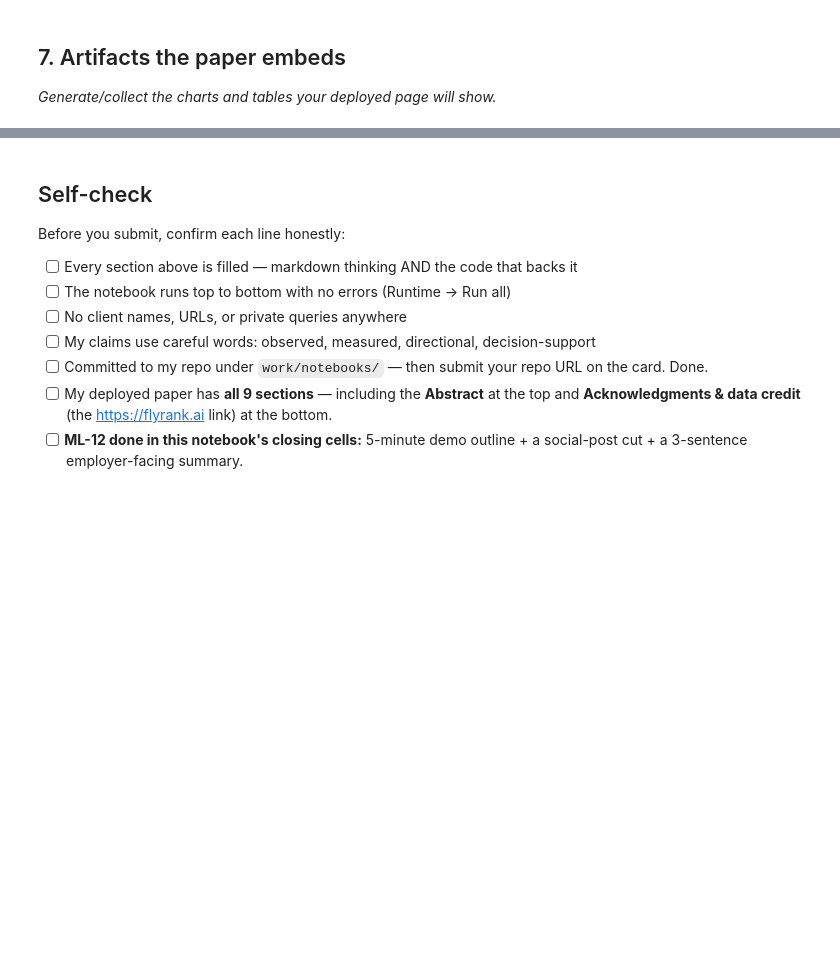
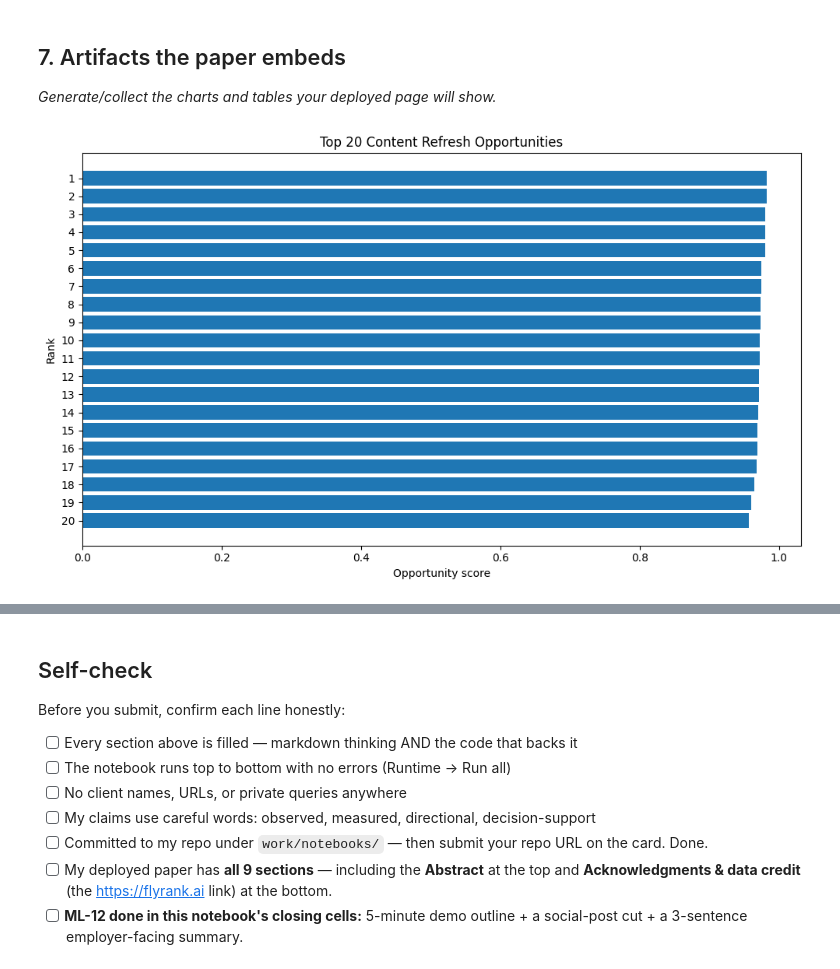
Before and after one commit to AbdullahIdrees291/flyrank-ml-internship, a Jupyter notebook: work/notebooks/capstone.ipynb, the cells around one changed output, grey strips where cells are left out. Drawn from its saved outputs; the diff is of its cells as text; code cells hidden in the pictures; blank space fills up the shorter version.

```diff
--- a/work/notebooks/capstone.ipynb
+++ b/work/notebooks/capstone.ipynb
@@ -16,0 +88,6 @@ This skeleton is yours to fill. Work the sections **in order** — each one has
+# %%
+from google.colab import userdata
+
+hf_token = userdata.get("HF_TOKEN")
+
+print("HF token found:", bool(hf_token))
@@ -30,3 +789,24 @@ This skeleton is yours to fill. Work the sections **in order** — each one has
 ## 6. Ranked recommendations
 
 *The action playbook output — the paper's recommendations section.*
+# %%
+# Section 6: Ranked recommendations
+
+recommendations = X_test.copy()
+
+# Add the original test-row information
+recommendations["opportunity_score"] = model.predict_proba(X_test)[:, 1]
+
+# Keep the test labels for reference
+recommendations["actual_outcome"] = y_test.values
+
+# Add ranking
+recommendations = recommendations.sort_values(
+    "opportunity_score",
+    ascending=False
+).reset_index(drop=True)
+
+recommendations["rank"] = np.arange(1, len(recommendations) + 1)
+
+# Show top 20
+display(recommendations.head(20))
@@ -34,3 +848,22 @@ This skeleton is yours to fill. Work the sections **in order** — each one has
 ## 7. Artifacts the paper embeds
 
 *Generate/collect the charts and tables your deployed page will show.*
+# %%
+import matplotlib.pyplot as plt
+
+top20 = recommendations.head(20).copy()
+
+plt.figure(figsize=(10, 6))
+plt.barh(
+    top20["rank"].astype(str),
+    top20["opportunity_score"]
+)
+
+plt.gca().invert_yaxis()
+plt.xlabel("Opportunity score")
+plt.ylabel("Rank")
+plt.title("Top 20 Content Refresh Opportunities")
+plt.tight_layout()
+plt.show()
+# %% [output]
+[figure, added]
```
Also changed, not shown: parts of 46 cells of this notebook.
